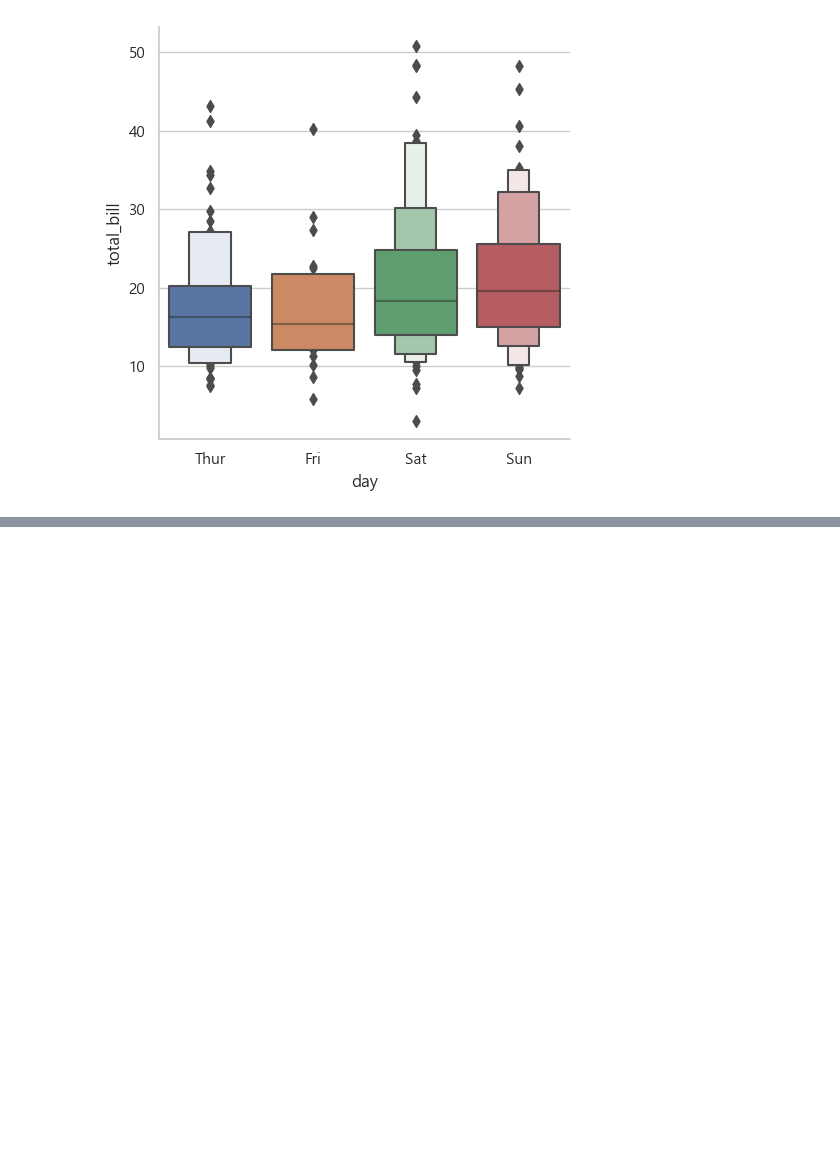
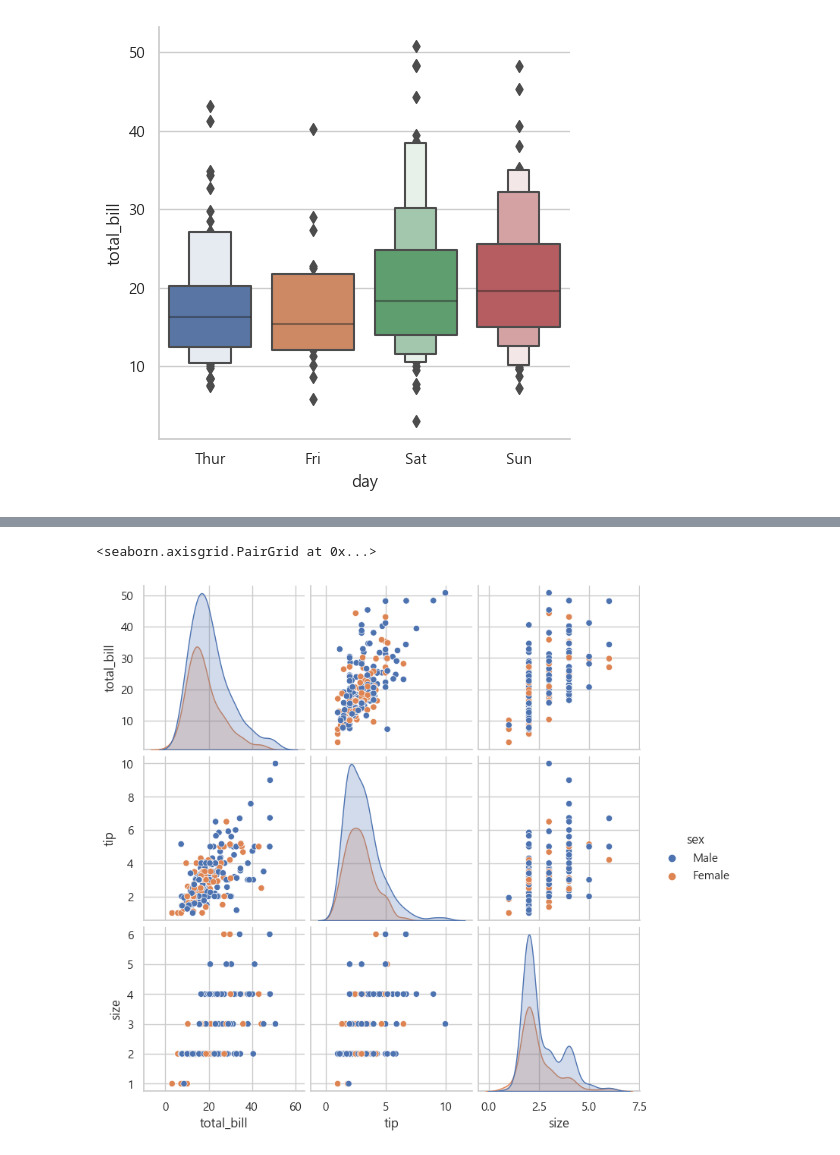
Before and after one commit to yey0915/bigdata_0831, a Jupyter notebook: seaborn02.ipynb, the cells around one changed output, grey strips where cells are left out. Drawn from its saved outputs; the diff is of its cells as text; code cells hidden in the pictures; blank space fills up the shorter version.

```diff
--- a/seaborn02.ipynb
+++ b/seaborn02.ipynb
@@ -69,0 +87,6 @@ sns.catplot(x='day', y='total_bill', data=tips, hue='smoker', kind='bar')
+# %%
+# sns.pairplot(tips)
+sns.pairplot(tips, hue='sex')
+# %% [output]
+<seaborn.axisgrid.PairGrid at 0x...>
+[figure, added]
```
Also changed, not shown: parts of 5 cells of this notebook, 8 other files.
